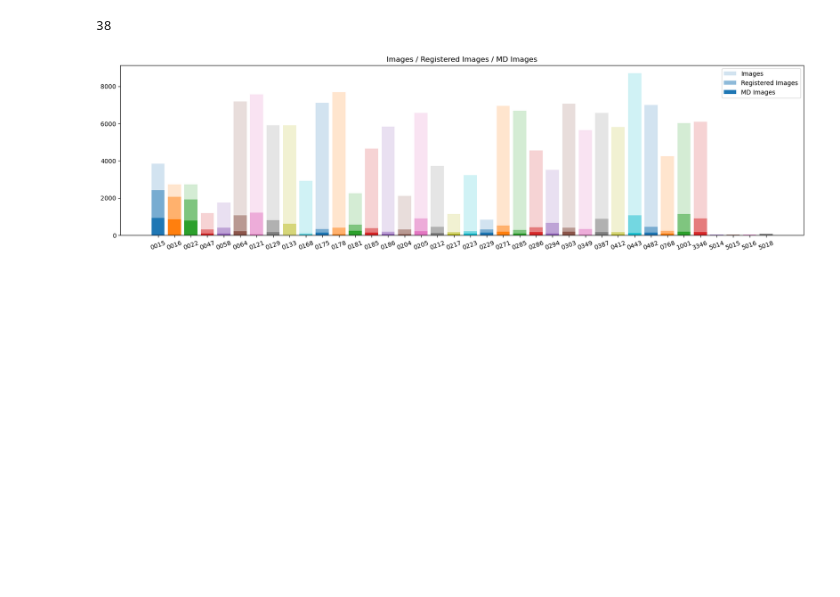
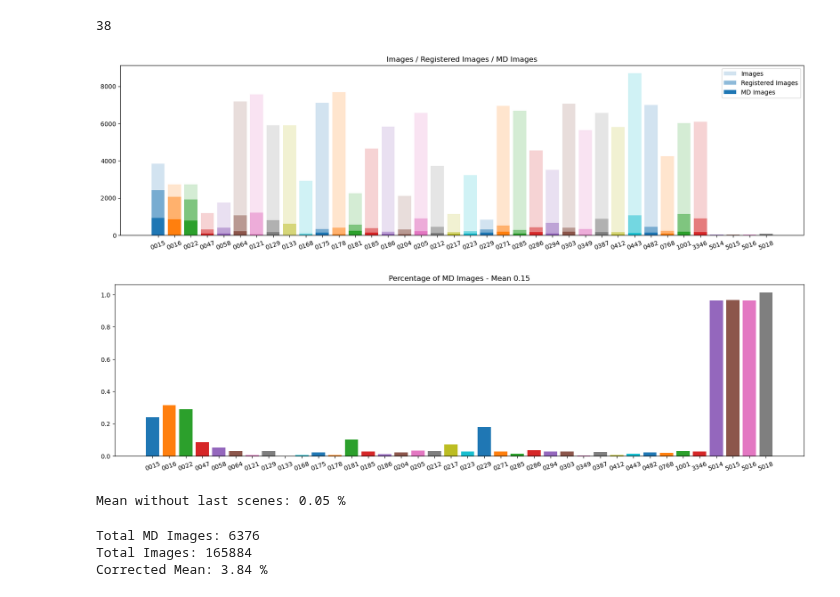
Before and after one commit to fyangch/RefinedMegaDepth, a Jupyter notebook: notebooks/baseline_overview.ipynb, the cells around one changed output. Drawn from its saved outputs; the diff is of its cells as text; code cells hidden in the pictures; blank space fills up the shorter version.

```diff
--- a/notebooks/baseline_overview.ipynb
+++ b/notebooks/baseline_overview.ipynb
@@ -80,3 +104,35 @@ plt.savefig("../plots/baseline_overview/images-vs-md_images.png")
 plt.show()
 # %% [output]
 [figure]
+# %%
+perc_md_images = [n / n_images[i] for i, n in enumerate(md_img_counts)]
+
+plt.figure(figsize=(20, 5))
+plt.title(f"Percentage of MD Images - Mean {sum(perc_md_images) / len(perc_md_images):.2f}")
+plt.bar(scenes, perc_md_images, color=colors)
+plt.xticks(rotation=20)
+
+plt.savefig("../plots/baseline_overview/percentage-md-images.png")
+plt.show()
+# %% [output]
+[figure, added]
+# %%
+mean = sum(perc_md_images[:-4]) / (len(perc_md_images[:-4]))
+
+print(f"Mean without last scenes: {mean:.2f} %")
+# %% [output]
+Mean without last scenes: 0.05 %
+# %%
+# correct mean of md images
+total_md = sum(md_img_counts)
+
+total_images = sum(n_images)
+
+print(f"Total MD Images: {total_md}")
+print(f"Total Images: {total_images}")
+
+print(f"Corrected Mean: {total_md / total_images * 100:.2f} %")
+# %% [output]
+Total MD Images: 6376
+Total Images: 165884
+Corrected Mean: 3.84 %
```
Also changed, not shown: parts of 4 cells of this notebook, 8 other files.
